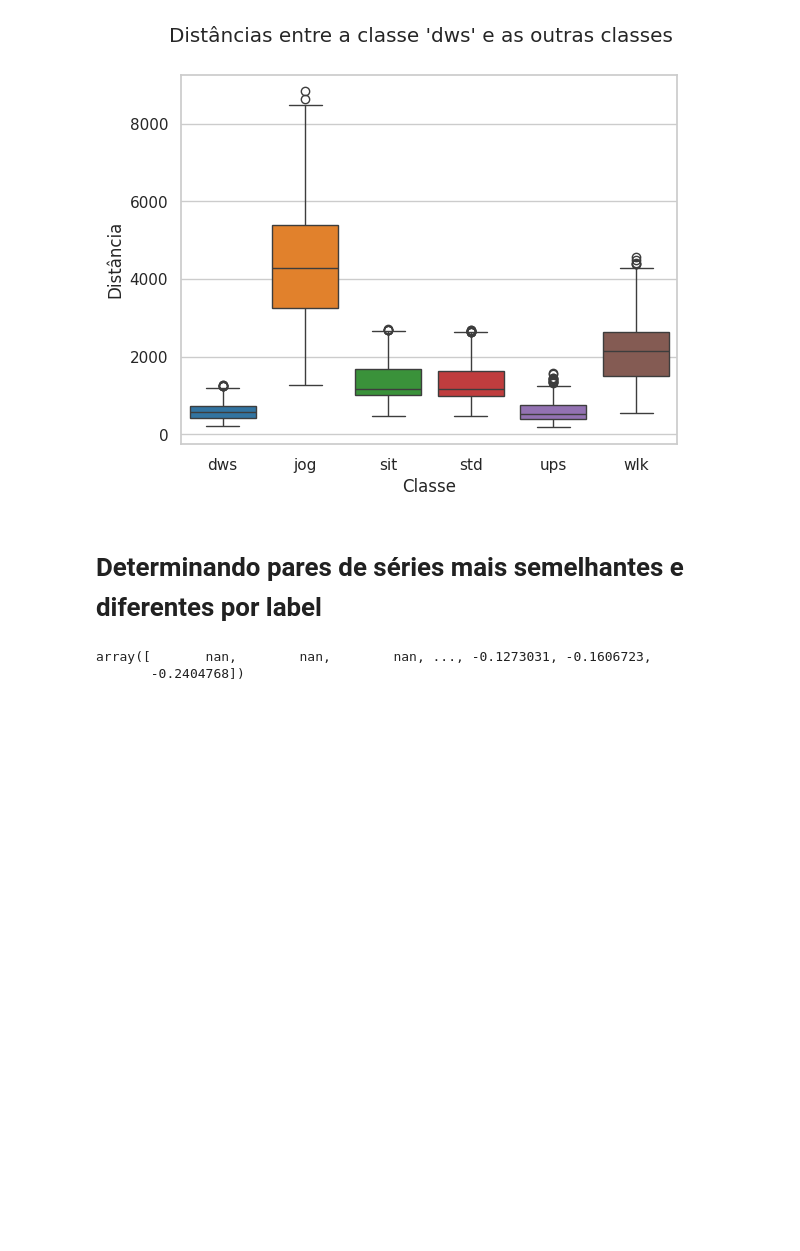
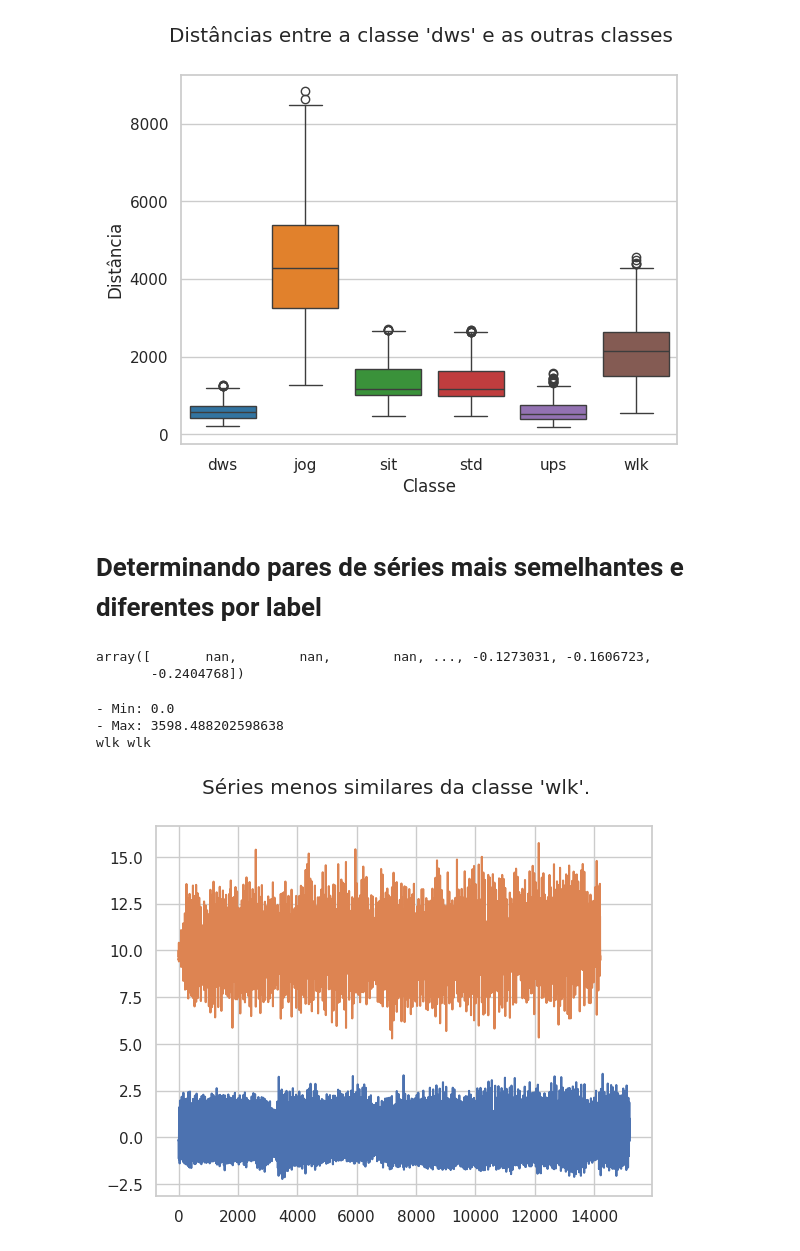
Before and after one commit to kenzosakiyama/scc5977-series-temporais, a Jupyter notebook: comparando_distancias.ipynb, the cells around one changed output. Drawn from its saved outputs; the diff is of its cells as text; code cells hidden in the pictures; blank space fills up the shorter version.

```diff
--- a/comparando_distancias.ipynb
+++ b/comparando_distancias.ipynb
@@ -107 +114,8 @@ def plot_pair_of_series(distances: np.array, label: str, most_similar: bool = Tr
+# %%
+plot_pair_of_series(distances, 'wlk', most_similar=False, window=1, offset=10, standardize=True)
+# %% [output]
+- Min: 0.0
+- Max: 3598.488202598638
+wlk wlk
+[figure, added]
 # %%
```
Also changed, not shown: parts of 3 cells of this notebook, 1 other file.
